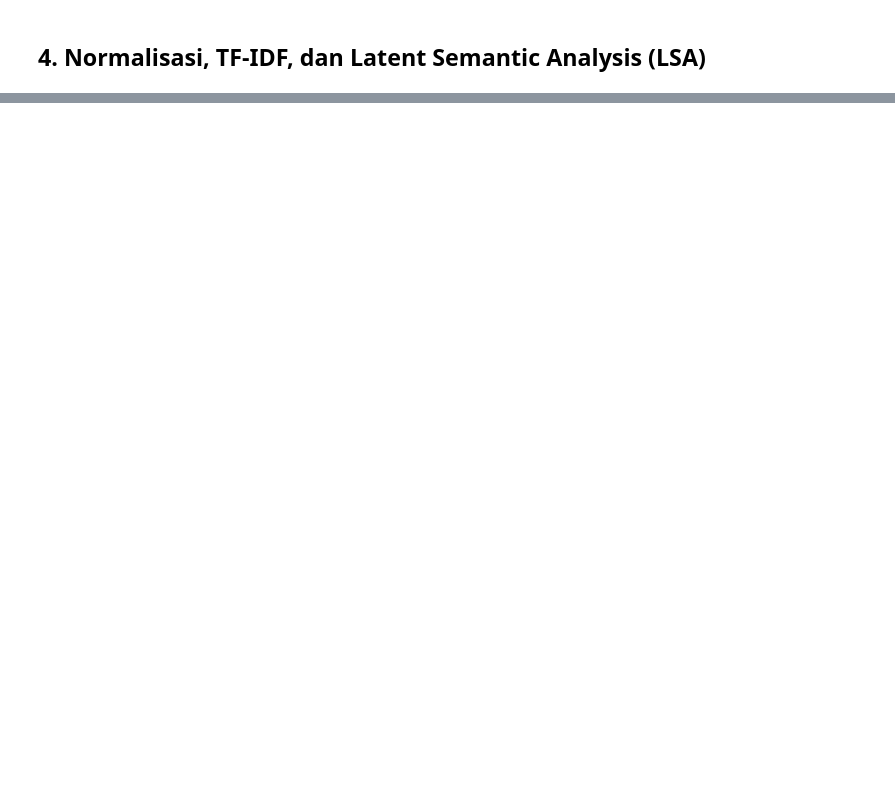
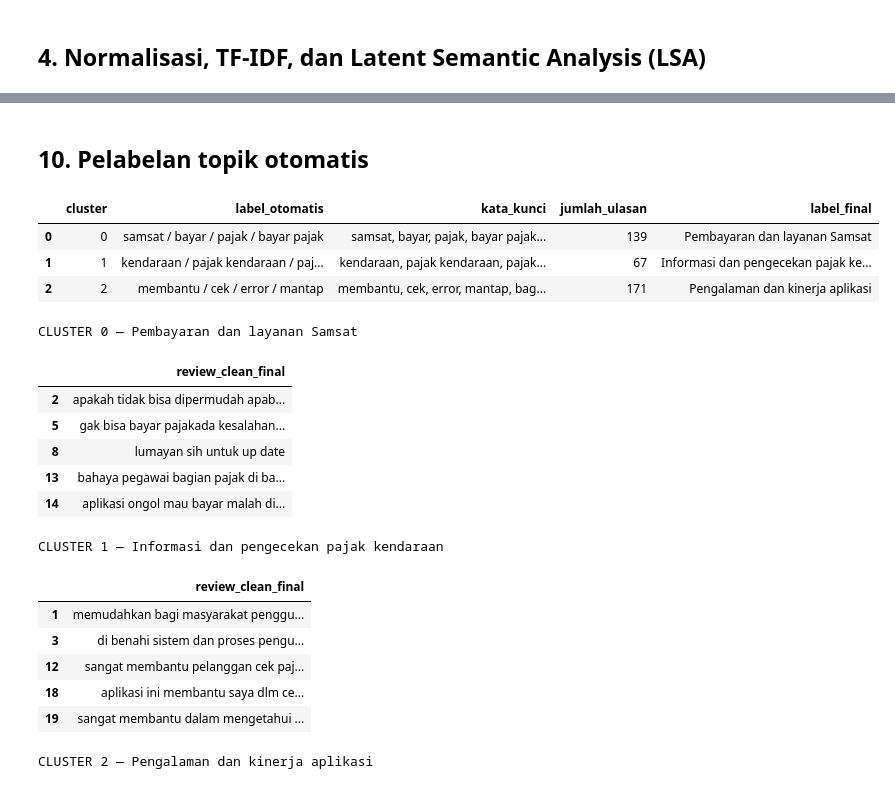
Before and after one commit to andiakbararyaputra/klasterisasi-review-aplikasi-bapenda-sulsel-mobile, a Jupyter notebook: Klastering_Topik_Ulasan_Bapenda_Sulsel_Mobile_KMeans_PSO.ipynb, the cells around one changed output, grey strips where cells are left out. Cells and saved outputs as stored; diff of their text form; code cells hidden in the pictures; blank space fills up the shorter version.

```diff
--- a/Klastering_Topik_Ulasan_Bapenda_Sulsel_Mobile_KMeans_PSO.ipynb
+++ b/Klastering_Topik_Ulasan_Bapenda_Sulsel_Mobile_KMeans_PSO.ipynb
@@ -167,0 +466,79 @@ assert X.shape[1] > 1, 'Dimensi LSA tidak mencukupi.'
+# %% [markdown]
+## 10. Pelabelan topik otomatis
+# %%
+# BLOK 10 — Mengubah nomor klaster PSO–K-Means menjadi label topik yang mudah dibaca.
+# Rata-rata bobot TF-IDF per klaster menghasilkan kata kunci yang mewakili tema klaster tersebut.
+def top_terms_per_cluster(X_tfidf, labels, feature_names, n_terms=8):
+    rows = []
+    for cluster_id in sorted(np.unique(labels)):
+        mean_tfidf = np.asarray(X_tfidf[labels == cluster_id].mean(axis=0)).ravel()
+        idx = mean_tfidf.argsort()[::-1][:n_terms]
+        terms = feature_names[idx].tolist()
+        rows.append({
+            'cluster': cluster_id,
+            'label_otomatis': ' / '.join(terms[:4]),
+            'kata_kunci': ', '.join(terms),
+        })
+    return pd.DataFrame(rows)
+
+topik = top_terms_per_cluster(X_tfidf, label_pso, feature_names, n_terms=10)
+data['cluster_baseline'] = label_baseline
+data['cluster_pso_kmeans'] = label_pso
+data = data.merge(topik[['cluster', 'label_otomatis']], left_on='cluster_pso_kmeans', right_on='cluster', how='left')
+data = data.drop(columns='cluster')
+
+ukuran = data['cluster_pso_kmeans'].value_counts().sort_index().rename('jumlah_ulasan')
+topik = topik.merge(ukuran, left_on='cluster', right_index=True, how='left')
+
+# Pemetaan semantik otomatis berdasarkan skor kata jangkar, tidak bergantung nomor klaster.
+TOPIK_SEMANTIK = {
+    'Pembayaran dan layanan Samsat': ['bayar', 'bayar pajak', 'pembayaran', 'samsat', 'pungli', 'kantor'],
+    'Informasi dan pengecekan pajak kendaraan': ['kendaraan', 'pajak kendaraan', 'cek pajak', 'mengetahui', 'mengecek', 'motor'],
+    'Pengalaman dan kinerja aplikasi': ['membantu', 'error', 'mantap', 'bagus', 'terbuka', 'gunakan', 'cepat', 'mudah'],
+}
+nama_topik = list(TOPIK_SEMANTIK)
+feature_index = {term: i for i, term in enumerate(feature_names)}
+cluster_ids = topik['cluster'].tolist()
+score_topik = np.zeros((len(cluster_ids), len(nama_topik)))
+for i, cluster_id in enumerate(cluster_ids):
+    mean_tfidf = np.asarray(X_tfidf[label_pso == cluster_id].mean(axis=0)).ravel()
+    for j, nama in enumerate(nama_topik):
+        # Skor adalah total bobot kata jangkar yang muncul pada klaster untuk setiap calon topik.
+        score_topik[i, j] = sum(mean_tfidf[feature_index[k]] for k in TOPIK_SEMANTIK[nama] if k in feature_index)
+
+# Permutasi memilih pasangan klaster-topik dengan skor total tertinggi dan mencegah topik ganda.
+best_assignment = max(
+    permutations(range(len(nama_topik))),
+    key=lambda perm: sum(score_topik[i, perm[i]] for i in range(len(cluster_ids)))
+)
+LABEL_MANUAL = {cluster_ids[i]: nama_topik[best_assignment[i]] for i in range(len(cluster_ids))}
+topik['label_final'] = topik.apply(
+    lambda row: LABEL_MANUAL.get(row['cluster'], row['label_otomatis']), axis=1
+)
+data['label_topik'] = data['cluster_pso_kmeans'].map(topik.set_index('cluster')['label_final'])
+
+display(topik)
+for cluster_id in sorted(data['cluster_pso_kmeans'].unique()):
+    nama = topik.loc[topik['cluster'] == cluster_id, 'label_final'].iloc[0]
+    print(f'\nCLUSTER {cluster_id} — {nama}')
+    display(data.loc[data['cluster_pso_kmeans'] == cluster_id, ['review_clean_final']].head(5))
+# %% [output]
+|  | cluster | label_otomatis | kata_kunci | jumlah_ulasan | label_final |
+| 0 | 0 | samsat / bayar / pajak / bayar pajak | samsat, bayar, pajak, bayar pajak... | 139 | Pembayaran dan layanan Samsat |
+| 1 | 1 | kendaraan / pajak kendaraan / paj... | kendaraan, pajak kendaraan, pajak... | 67 | Informasi dan pengecekan pajak ke... |
+| 2 | 2 | membantu / cek / error / mantap | membantu, cek, error, mantap, bag... | 171 | Pengalaman dan kinerja aplikasi |
+CLUSTER 0 — Pembayaran dan layanan Samsat
+|  | review_clean_final |
+| 2 | apakah tidak bisa dipermudah apab... |
+| 5 | gak bisa bayar pajakada kesalahan... |
+| 8 | lumayan sih untuk up date |
+| 13 | bahaya pegawai bagian pajak di ba... |
+| 14 | aplikasi ongol mau bayar malah di... |
+CLUSTER 1 — Informasi dan pengecekan pajak kendaraan
+|  | review_clean_final |
+| 1 | memudahkan bagi masyarakat penggu... |
+| 3 | di benahi sistem dan proses pengu... |
+| 12 | sangat membantu pelanggan cek paj... |
+| 18 | aplikasi ini membantu saya dlm ce... |
+| 19 | sangat membantu dalam mengetahui ... |
+CLUSTER 2 — Pengalaman dan kinerja aplikasi
```
Also changed, not shown: parts of 21 cells of this notebook, 1 other file.
